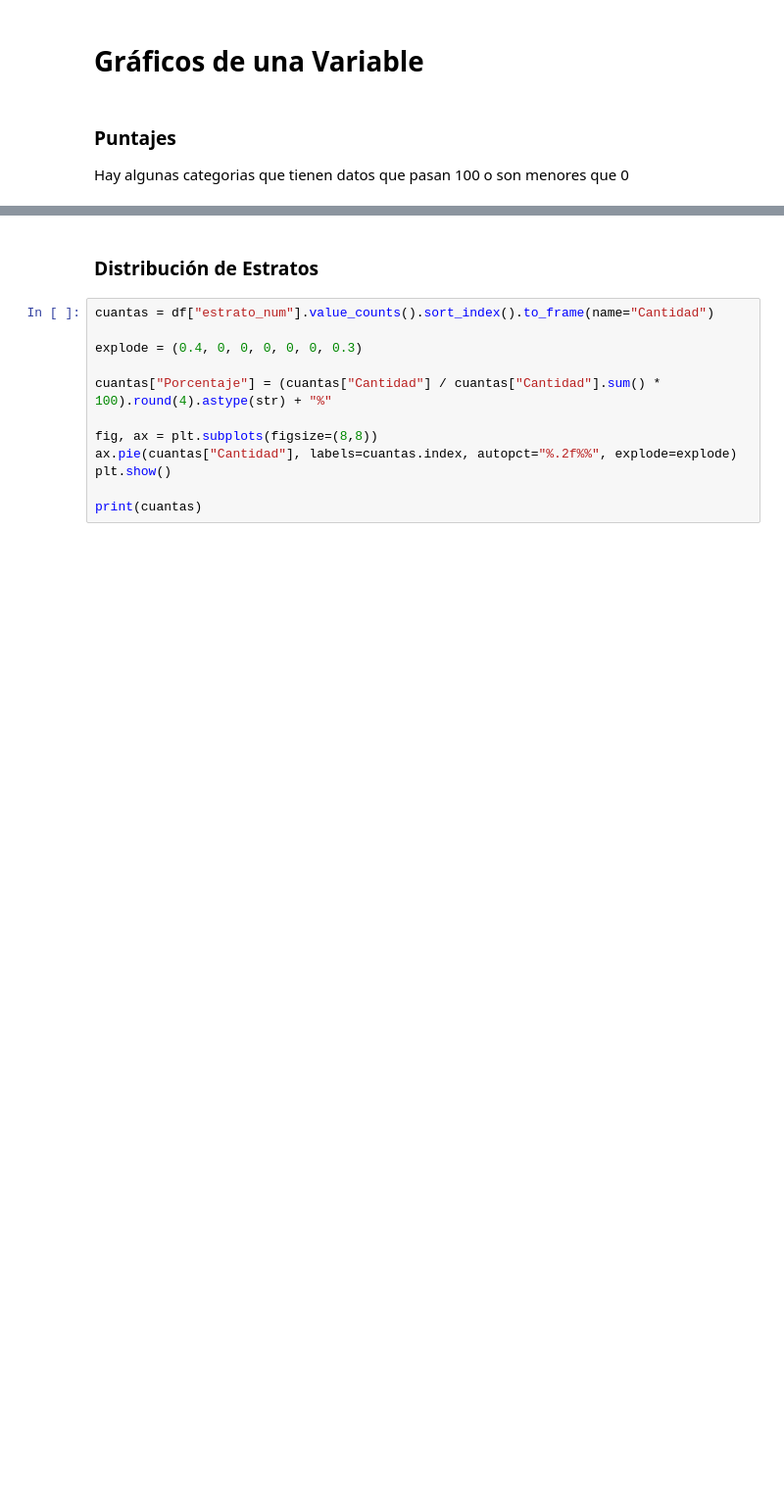
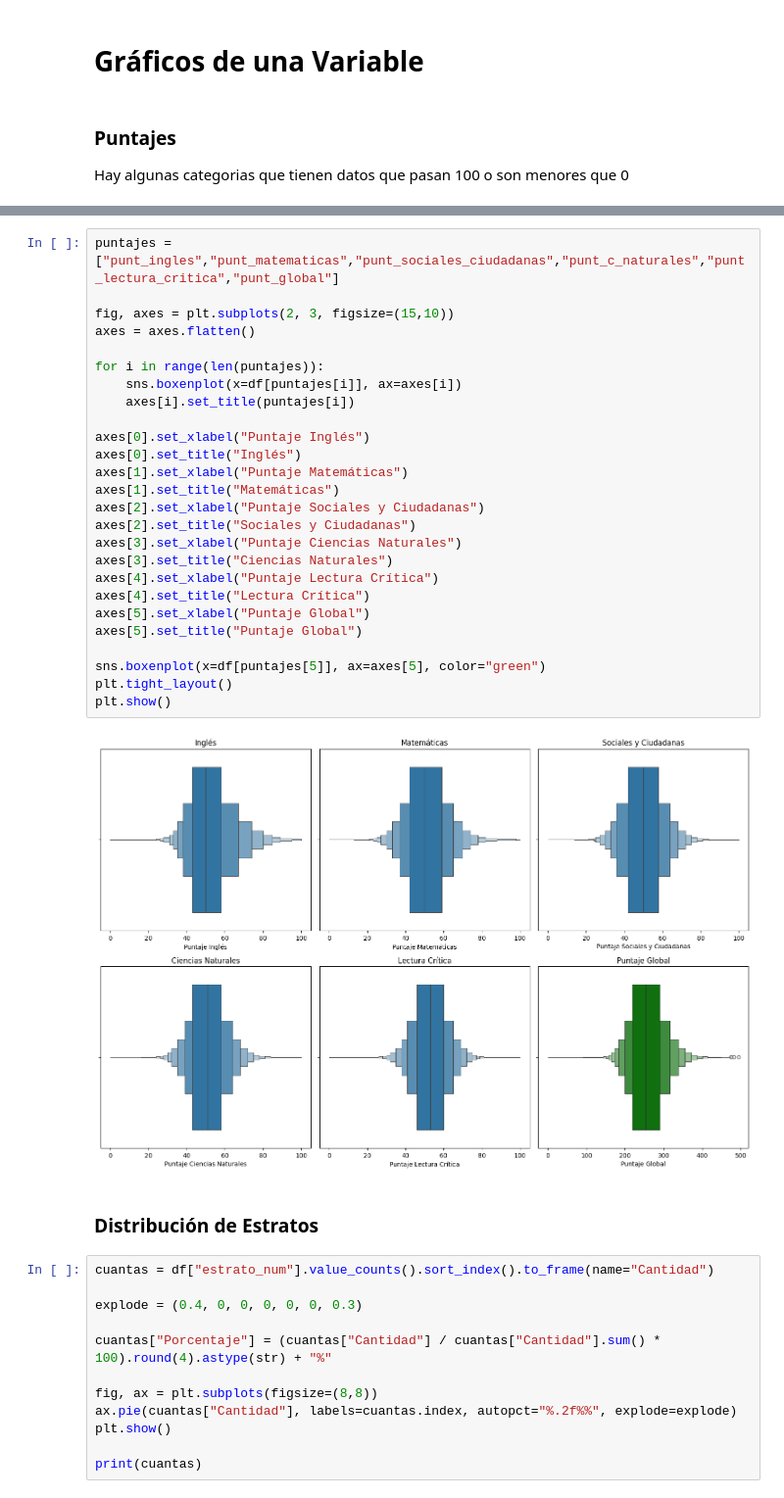
Before and after one commit to juancamilogoomezz/Proyecto-1, a Jupyter notebook: Notebook Consultas 1 Variable.ipynb, the cells around one changed output, grey strips where cells are left out. Shown at 98% size. Drawn from its saved outputs; the diff is of its cells as text; blank space fills up the shorter version.

```diff
--- a/Notebook Consultas 1 Variable.ipynb
+++ b/Notebook Consultas 1 Variable.ipynb
@@ -259,3 +263,31 @@ plt.show()
+# %%
+puntajes = ["punt_ingles","punt_matematicas","punt_sociales_ciudadanas","punt_c_naturales","punt_lectura_critica","punt_global"]
+
+fig, axes = plt.subplots(2, 3, figsize=(15,10))
+axes = axes.flatten()
+
+for i in range(len(puntajes)):
+    sns.boxenplot(x=df[puntajes[i]], ax=axes[i])
+    axes[i].set_title(puntajes[i])
+
+axes[0].set_xlabel("Puntaje Inglés")
+axes[0].set_title("Inglés")
+axes[1].set_xlabel("Puntaje Matemáticas")
+axes[1].set_title("Matemáticas")
+axes[2].set_xlabel("Puntaje Sociales y Ciudadanas")
+axes[2].set_title("Sociales y Ciudadanas")
+axes[3].set_xlabel("Puntaje Ciencias Naturales")
+axes[3].set_title("Ciencias Naturales")
+axes[4].set_xlabel("Puntaje Lectura Crítica")
+axes[4].set_title("Lectura Crítica")
+axes[5].set_xlabel("Puntaje Global")
+axes[5].set_title("Puntaje Global")
+
+sns.boxenplot(x=df[puntajes[5]], ax=axes[5], color="green")
+plt.tight_layout()
+plt.show()
+# %% [output]
+[figure, added]
 # %% [markdown]
 ### Distribución de Estratos
 # %%
```
Also changed, not shown: parts of 19 cells of this notebook, 2 other files.
